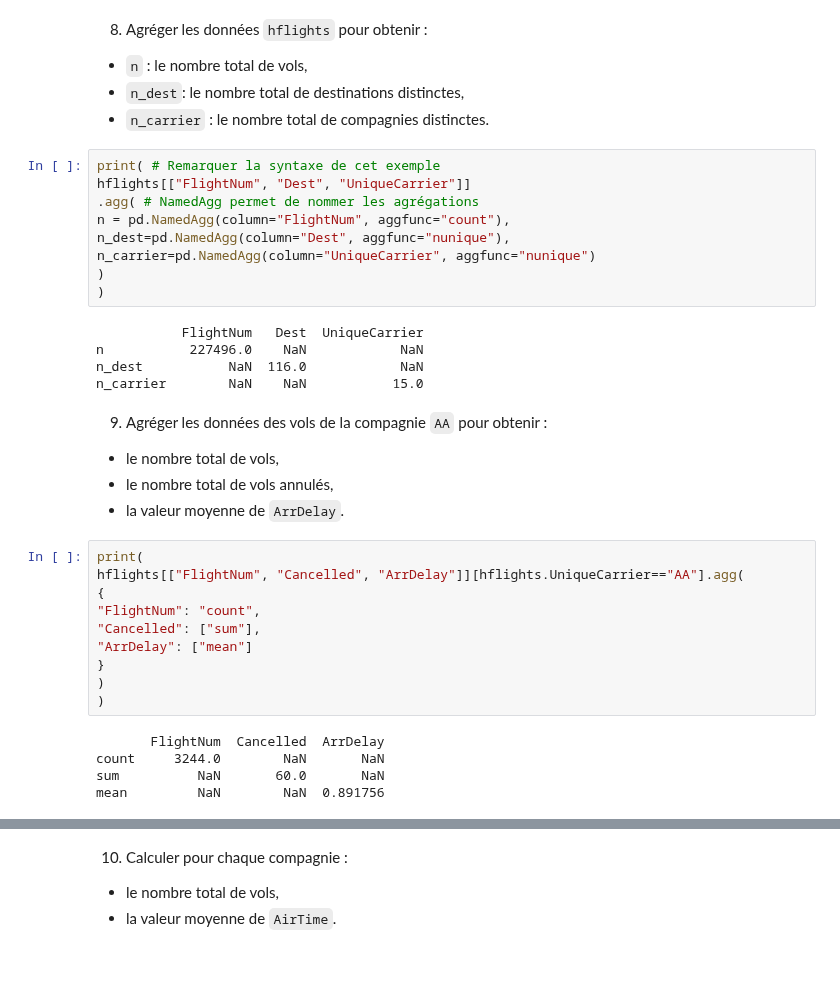
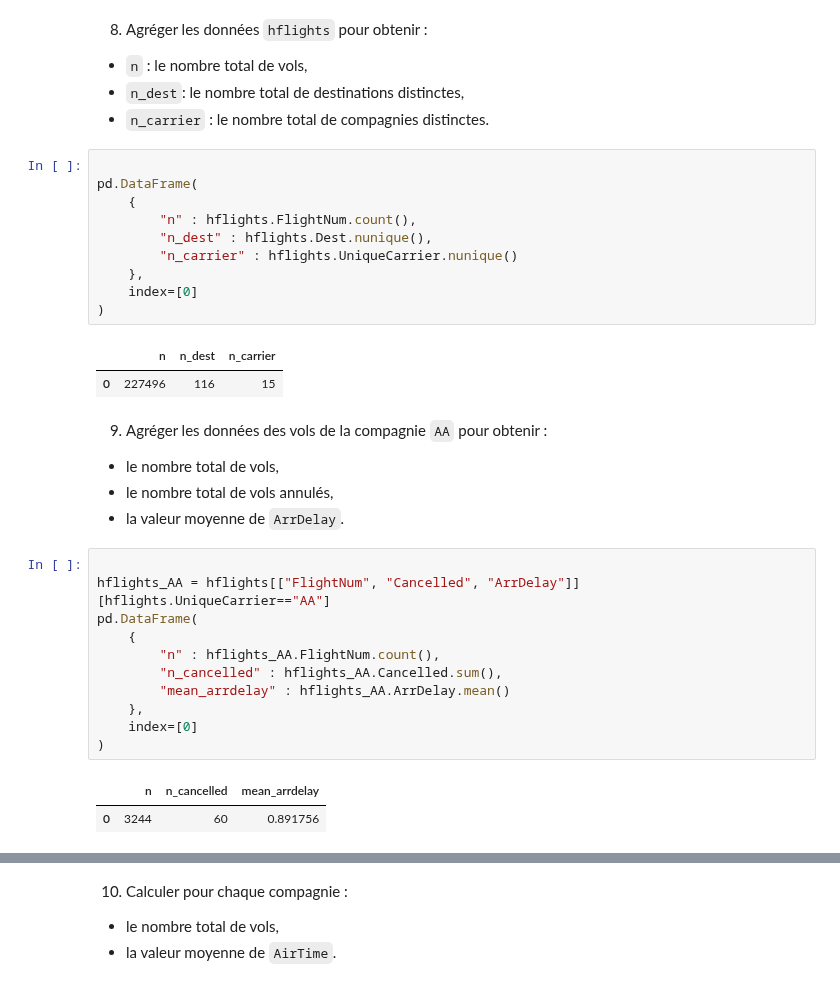
Before and after one commit to mlepennec-ensae/formation_cepe, a Jupyter notebook: notebooks/01_pandas_1.ipynb, the cells around one changed output, grey strips where cells are left out. Saved outputs shown, nothing was run; the diff lists cells and outputs as text.

```diff
--- a/notebooks/01_pandas_1.ipynb
+++ b/notebooks/01_pandas_1.ipynb
@@ -249,37 +239,35 @@ np.int64(695)
 - `n` : le nombre total de vols,
 - `n_dest`: le nombre total de destinations distinctes,
 - `n_carrier` : le nombre total de compagnies distinctes.
-# %%
-print( # Remarquer la syntaxe de cet exemple
-hflights[["FlightNum", "Dest", "UniqueCarrier"]]
-.agg( # NamedAgg permet de nommer les agrégations
-n = pd.NamedAgg(column="FlightNum", aggfunc="count"),
-n_dest=pd.NamedAgg(column="Dest", aggfunc="nunique"),
-n_carrier=pd.NamedAgg(column="UniqueCarrier", aggfunc="nunique")
-)
-)
-# %% [output]
-           FlightNum   Dest  UniqueCarrier
-n           227496.0    NaN            NaN
-n_dest           NaN  116.0            NaN
-n_carrier        NaN    NaN           15.0
+# %%
+
+pd.DataFrame(
+    {
+        "n" : hflights.FlightNum.count(),
+        "n_dest" : hflights.Dest.nunique(),
+        "n_carrier" : hflights.UniqueCarrier.nunique()
+    },
+    index=[0]
+)
+# %% [output]
+|  | n | n_dest | n_carrier |
+| 0 | 227496 | 116 | 15 |
 # %% [markdown]
 9. Agréger les données des vols de la compagnie `AA` pour obtenir :
 - le nombre total de vols,
 - le nombre total de vols annulés,
 - la valeur moyenne de `ArrDelay`.
 # %%
-print(
-hflights[["FlightNum", "Cancelled", "ArrDelay"]][hflights.UniqueCarrier=="AA"].agg(
-{
-"FlightNum": "count",
-"Cancelled": ["sum"],
-"ArrDelay": ["mean"]
-}
+
+hflights_AA = hflights[["FlightNum", "Cancelled", "ArrDelay"]][hflights.UniqueCarrier=="AA"]
+pd.DataFrame(
+    {
+        "n" : hflights_AA.FlightNum.count(),
+        "n_cancelled" : hflights_AA.Cancelled.sum(),
+        "mean_arrdelay" : hflights_AA.ArrDelay.mean()
+    },
+    index=[0]
 )
-)
 # %% [output]
-       FlightNum  Cancelled  ArrDelay
-count     3244.0        NaN       NaN
-sum          NaN       60.0       NaN
-mean         NaN        NaN  0.891756
+|  | n | n_cancelled | mean_arrdelay |
+| 0 | 3244 | 60 | 0.891756 |
```
Also changed, not shown: parts of 4 cells of this notebook.
